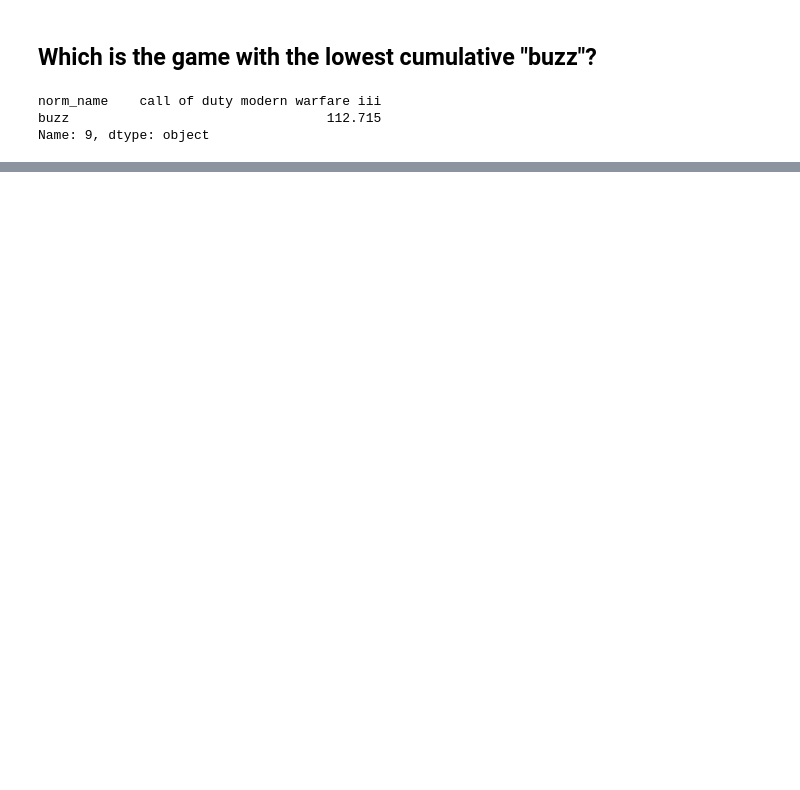
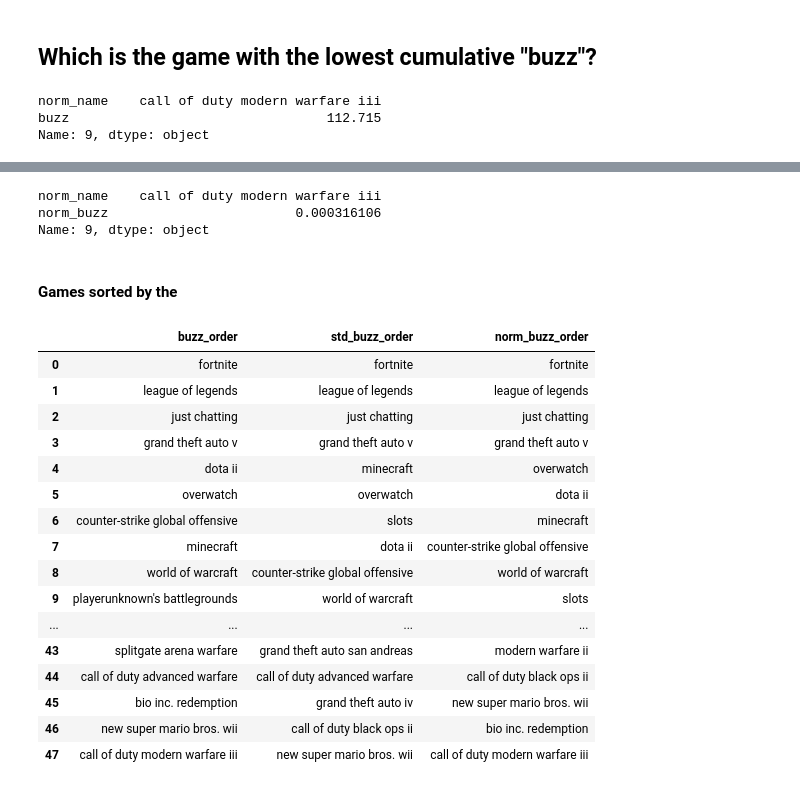
Before and after one commit to hechmik/videogames_buzz, a Jupyter notebook: notebooks/mongo_queries.ipynb, the cells around one changed output, grey strips where cells are left out. Saved outputs shown, nothing was run; the diff lists cells and outputs as text; code cells hidden in the pictures; blank space fills up the shorter version.

```diff
--- a/notebooks/mongo_queries.ipynb
+++ b/notebooks/mongo_queries.ipynb
@@ -784,0 +1013,3 @@ Name: 15, dtype: object
+# %%
+norm_cumulative_buzz = combined_stats.groupby("norm_name")['norm_buzz'].sum().reset_index()
+norm_cumulative_buzz.loc[norm_cumulative_buzz['norm_buzz'].idxmax()]
@@ -792,0 +1034,37 @@ Name: 9, dtype: object
+# %%
+norm_cumulative_buzz.loc[norm_cumulative_buzz['norm_buzz'].idxmin()]
+# %% [output]
+norm_name    call of duty modern warfare iii
+norm_buzz                        0.000316106
+Name: 9, dtype: object
+# %% [markdown]
+#### Games sorted by the
+# %%
+d1 = cumulative_buzz.sort_values('buzz', ascending = False).reset_index(drop = True)
+# %%
+d2 = std_cumulative_buzz.sort_values('std_buzz', ascending = False).reset_index(drop = True)
+# %%
+d3 = norm_cumulative_buzz.sort_values('norm_buzz', ascending = False).reset_index(drop = True)
+# %%
+df = d1.merge(d2, left_index = True, right_index = True).merge(d3, left_index = True, right_index = True)
+df = df.rename(columns = {'norm_name_x' : "buzz_order", "norm_name_y" : "std_buzz_order", "norm_name" : "norm_buzz_order" })
+df = df[['buzz_order', 'std_buzz_order', 'norm_buzz_order']]
+df
+# %% [output]
+|  | buzz_order | std_buzz_order | norm_buzz_order |
+| 0 | fortnite | fortnite | fortnite |
+| 1 | league of legends | league of legends | league of legends |
+| 2 | just chatting | just chatting | just chatting |
+| 3 | grand theft auto v | grand theft auto v | grand theft auto v |
+| 4 | dota ii | minecraft | overwatch |
+| 5 | overwatch | overwatch | dota ii |
+| 6 | counter-strike global offensive | slots | minecraft |
+| 7 | minecraft | dota ii | counter-strike global offensive |
+| 8 | world of warcraft | counter-strike global offensive | world of warcraft |
+| 9 | playerunknown's battlegrounds | world of warcraft | slots |
+| ... | ... | ... | ... |
+| 43 | splitgate arena warfare | grand theft auto san andreas | modern warfare ii |
+| 44 | call of duty advanced warfare | call of duty advanced warfare | call of duty black ops ii |
+| 45 | bio inc. redemption | grand theft auto iv | new super mario bros. wii |
+| 46 | new super mario bros. wii | call of duty black ops ii | bio inc. redemption |
+| 47 | call of duty modern warfare iii | new super mario bros. wii | call of duty modern warfare iii |
```
Also changed, not shown: parts of 40 cells of this notebook.
